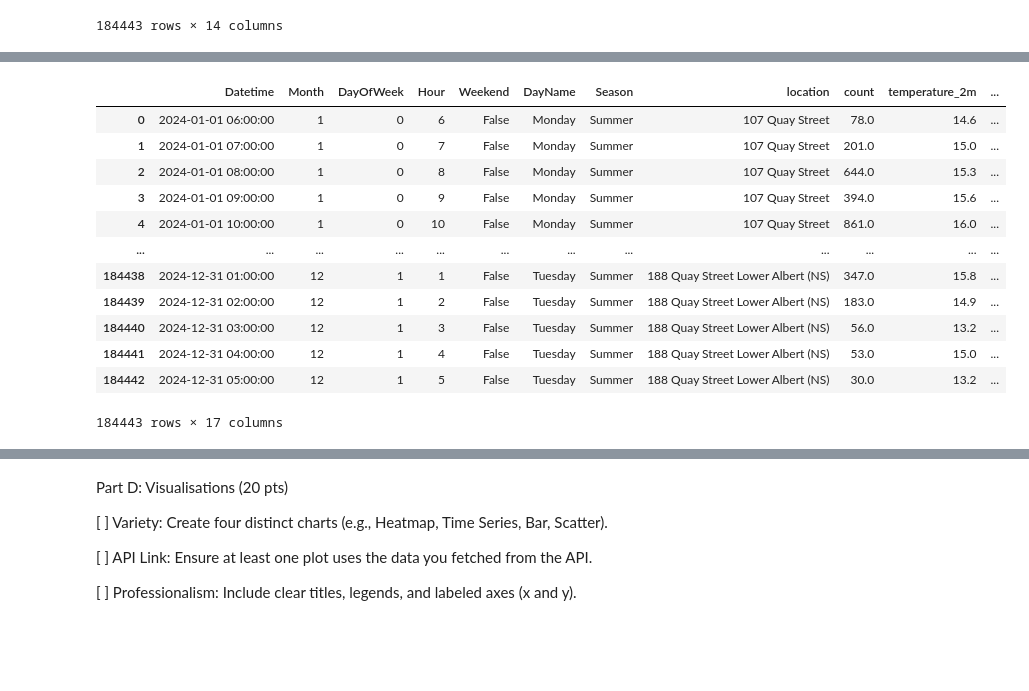
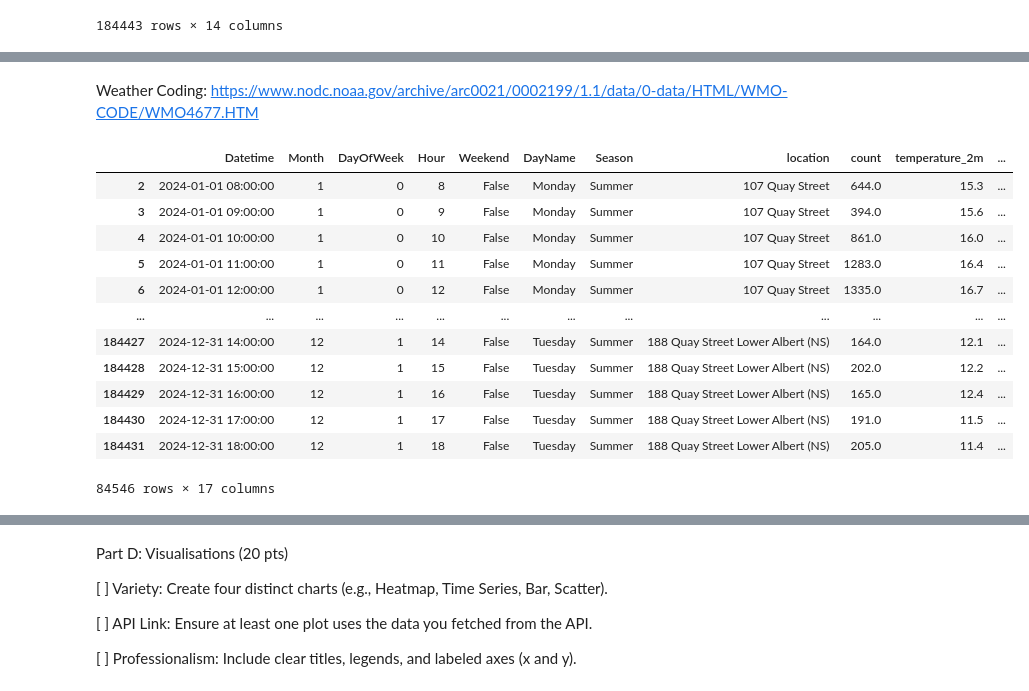
Before and after one commit to jhe482-uoa/Auckland-CBD-Pedestrian-Analysis, a Jupyter notebook: Code.ipynb, the cells around one changed output, grey strips where cells are left out. Cells and saved outputs as stored; diff of their text form; code cells hidden in the pictures; blank space fills up the shorter version.

Commit message:
New plot by season function and data cleaning

```diff
--- a/Code.ipynb
+++ b/Code.ipynb
@@ -261,0 +273,6 @@ merged
+# %%
+working_hour_df = merged[(merged["Hour"] >= 8) & (merged["Hour"] <= 18)]
+working_hour_mean = working_hour_df.groupby("DayOfWeek")["count"].mean()
+
+non_working_hour_df = merged[~((merged["Hour"] >= 8) & (merged["Hour"] <= 18))]
+non_working_hour_mean = non_working_hour_df.groupby("DayOfWeek")["count"].mean()
@@ -262,3 +297,6 @@ merged
+# %% [markdown]
+Weather Coding:
+https://www.nodc.noaa.gov/archive/arc0021/0002199/1.1/data/0-data/HTML/WMO-CODE/WMO4677.HTM
 # %%
 def temperature_mapping(temp):
     """
@@ -266,13 +304,13 @@ def temperature_mapping(temp):
     pedestrian comfort levels.
     """
     if temp < 13:
-        return "Cold (<13°C)"
+        return "1. Cold (<13°C)"
     elif temp < 17:
-        return "Cool (13-17°C)"
+        return "2. Cool (13-17°C)"
     elif temp < 22:
-        return "Mild (17-22°C)"
+        return "3. Mild (17-22°C)"
     else:
-        return "Warm (>22°C)"
+        return "4. Warm (>22°C)"
 
 def weather_code_mapping(code):
     """
@@ -281,17 +319,17 @@ def weather_code_mapping(code):
     Returns from one of six weather condition.
     """
     if code <= 3:
-        return "Clear/Dry"
+        return "1. Clear/Dry"
     elif (4 <= code <= 19) or (30 <= code <= 49):
-        return "Low Visibility (Fog/Haze)"
+        return "2. Low Visibility (Fog/Haze)"
     elif code in [20, 21, 50, 51, 58, 60, 61, 80]:
-        return "Light Rain/Drizzle"
+        return "3. Light Rain/Drizzle"
     elif code in [62, 63, 64, 65, 81, 82, 91, 92]:
-        return "Heavy Rain"
+        return "4. Heavy Rain"
     elif code in [17, 18, 29, 95, 96, 97, 99]:
-        return "Storm/Thunderstorm"
+        return "5. Storm/Thunderstorm"
     else:
-        return "Other"
+        return "6. Other"
 
 def wind_speed_mapping(speed):
     """
@@ -299,31 +337,31 @@ def wind_speed_mapping(speed):
     and human experience in an urban environment.
     """
     if speed < 12:
-        return "Light (0-11)"
+        return "1. Light (0-11)"
     elif speed < 29:
-        return "Moderate (12-28)"
+        return "2. Moderate (12-28)"
     elif speed < 50:
-        return "Strong (29-49)"
+        return "3. Strong (29-49)"
     elif speed < 75:
-        return "Gale (50-74)"
+        return "4. Gale (50-74)"
     else:
-        return "Storm (75+)"
+        return "5. Storm (75+)"
 # %%
-merged["temp"] = merged["temperature_2m"].apply(temperature_mapping)
-merged["weather"] = merged["weather_code"].apply(weather_code_mapping)
-merged["wind"] = merged["wind_speed_10m"].apply(wind_speed_mapping)
-merged
+working_hour_df["temp"] = working_hour_df["temperature_2m"].apply(temperature_mapping)
+working_hour_df["weather"] = working_hour_df["weather_code"].apply(weather_code_mapping)
+working_hour_df["wind"] = working_hour_df["wind_speed_10m"].apply(wind_speed_mapping)
+working_hour_df
 # %% [output]
 |  | Datetime | Month | DayOfWeek | Hour | Weekend | DayName | Season | location | count | temperature_2m | ... |
-| 0 | 2024-01-01 06:00:00 | 1 | 0 | 6 | False | Monday | Summer | 107 Quay Street | 78.0 | 14.6 | ... |
-| 1 | 2024-01-01 07:00:00 | 1 | 0 | 7 | False | Monday | Summer | 107 Quay Street | 201.0 | 15.0 | ... |
 | 2 | 2024-01-01 08:00:00 | 1 | 0 | 8 | False | Monday | Summer | 107 Quay Street | 644.0 | 15.3 | ... |
 | 3 | 2024-01-01 09:00:00 | 1 | 0 | 9 | False | Monday | Summer | 107 Quay Street | 394.0 | 15.6 | ... |
 | 4 | 2024-01-01 10:00:00 | 1 | 0 | 10 | False | Monday | Summer | 107 Quay Street | 861.0 | 16.0 | ... |
+| 5 | 2024-01-01 11:00:00 | 1 | 0 | 11 | False | Monday | Summer | 107 Quay Street | 1283.0 | 16.4 | ... |
+| 6 | 2024-01-01 12:00:00 | 1 | 0 | 12 | False | Monday | Summer | 107 Quay Street | 1335.0 | 16.7 | ... |
 | ... | ... | ... | ... | ... | ... | ... | ... | ... | ... | ... | ... |
-| 184438 | 2024-12-31 01:00:00 | 12 | 1 | 1 | False | Tuesday | Summer | 188 Quay Street Lower Albert (NS) | 347.0 | 15.8 | ... |
-| 184439 | 2024-12-31 02:00:00 | 12 | 1 | 2 | False | Tuesday | Summer | 188 Quay Street Lower Albert (NS) | 183.0 | 14.9 | ... |
-| 184440 | 2024-12-31 03:00:00 | 12 | 1 | 3 | False | Tuesday | Summer | 188 Quay Street Lower Albert (NS) | 56.0 | 13.2 | ... |
-| 184441 | 2024-12-31 04:00:00 | 12 | 1 | 4 | False | Tuesday | Summer | 188 Quay Street Lower Albert (NS) | 53.0 | 15.0 | ... |
-| 184442 | 2024-12-31 05:00:00 | 12 | 1 | 5 | False | Tuesday | Summer | 188 Quay Street Lower Albert (NS) | 30.0 | 13.2 | ... |
+| 184427 | 2024-12-31 14:00:00 | 12 | 1 | 14 | False | Tuesday | Summer | 188 Quay Street Lower Albert (NS) | 164.0 | 12.1 | ... |
+| 184428 | 2024-12-31 15:00:00 | 12 | 1 | 15 | False | Tuesday | Summer | 188 Quay Street Lower Albert (NS) | 202.0 | 12.2 | ... |
+| 184429 | 2024-12-31 16:00:00 | 12 | 1 | 16 | False | Tuesday | Summer | 188 Quay Street Lower Albert (NS) | 165.0 | 12.4 | ... |
+| 184430 | 2024-12-31 17:00:00 | 12 | 1 | 17 | False | Tuesday | Summer | 188 Quay Street Lower Albert (NS) | 191.0 | 11.5 | ... |
+| 184431 | 2024-12-31 18:00:00 | 12 | 1 | 18 | False | Tuesday | Summer | 188 Quay Street Lower Albert (NS) | 205.0 | 11.4 | ... |
-184443 rows × 17 columns
+84546 rows × 17 columns
```
Also changed, not shown: parts of 20 cells of this notebook, 1 other file.
